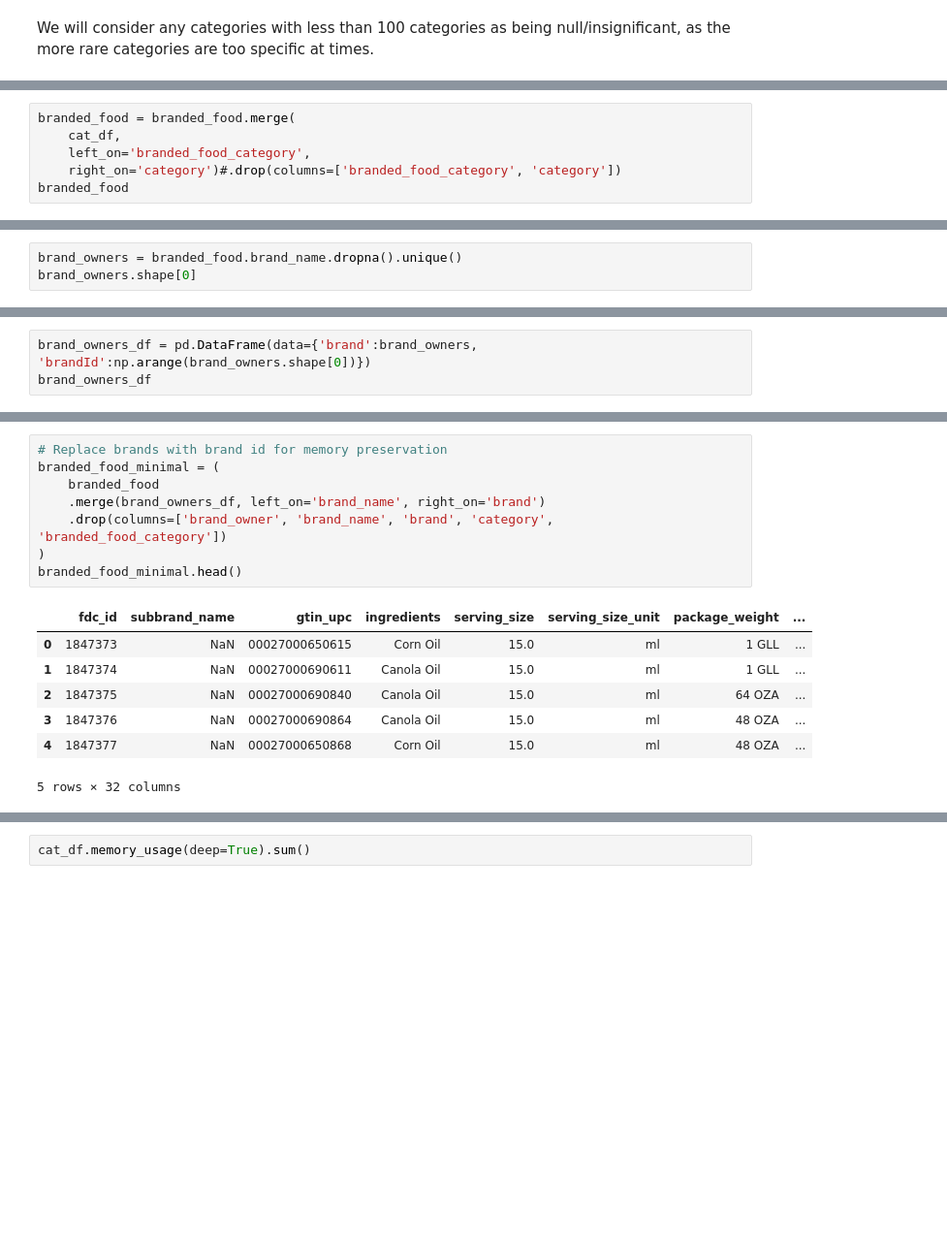
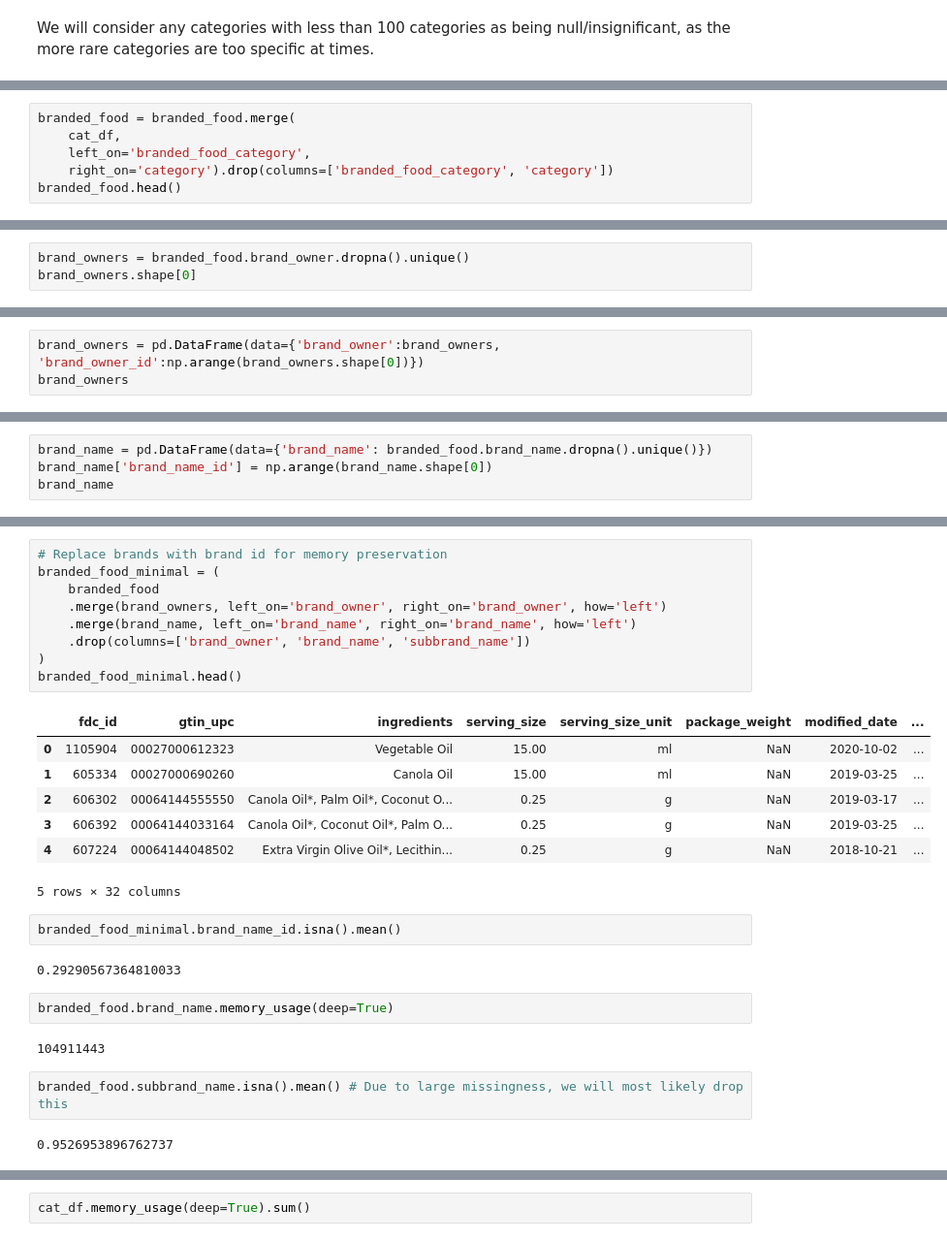
Before and after one commit to alexander-jensen/FDA-Data-Analysis, a Jupyter notebook: Branded Food Initial Data Analysis.ipynb, the cells around one changed output, grey strips where cells are left out. Shown: that part at 97% size. Drawn from its saved outputs; the diff is of its cells as text; blank space fills up the shorter version.

```diff
--- a/Branded Food Initial Data Analysis.ipynb
+++ b/Branded Food Initial Data Analysis.ipynb
@@ -959,8 +722,8 @@ cat_df
 branded_food = branded_food.merge(
     cat_df,
     left_on='branded_food_category',
-    right_on='category')#.drop(columns=['branded_food_category', 'category'])
-branded_food
+    right_on='category').drop(columns=['branded_food_category', 'category'])
+branded_food.head()
 # %% [output]
 |  | fdc_id | brand_owner | brand_name | subbrand_name | gtin_upc | ingredients | serving_size | ... |
 | 0 | 1105904 | Richardson Oilseed Products (US) ... | NaN | NaN | 00027000612323 | Vegetable Oil | 15.00 | ... |
@@ -982,4 +743,4 @@ branded_food.memory_usage(deep=True).sum()
 # %%
-brand_owners = branded_food.brand_name.dropna().unique()
+brand_owners = branded_food.brand_owner.dropna().unique()
 brand_owners.shape[0]
 # %% [output]
@@ -987,4 +748,4 @@ brand_owners.shape[0]
 # %%
-brand_owners_df = pd.DataFrame(data={'brand':brand_owners, 'brandId':np.arange(brand_owners.shape[0])})
-brand_owners_df
+brand_owners = pd.DataFrame(data={'brand_owner':brand_owners, 'brand_owner_id':np.arange(brand_owners.shape[0])})
+brand_owners
 # %% [output]
@@ -1003,0 +765,4 @@ brand_owners_df
+# %%
+brand_name = pd.DataFrame(data={'brand_name': branded_food.brand_name.dropna().unique()})
+brand_name['brand_name_id'] = np.arange(brand_name.shape[0])
+brand_name
@@ -1004,16 +815,29 @@ brand_owners_df
 # %%
 # Replace brands with brand id for memory preservation
 branded_food_minimal = (
     branded_food
-    .merge(brand_owners_df, left_on='brand_name', right_on='brand')
-    .drop(columns=['brand_owner', 'brand_name', 'brand', 'category', 'branded_food_category'])
+    .merge(brand_owners, left_on='brand_owner', right_on='brand_owner', how='left')
+    .merge(brand_name, left_on='brand_name', right_on='brand_name', how='left')
+    .drop(columns=['brand_owner', 'brand_name', 'subbrand_name'])
 )
 branded_food_minimal.head()
 # %% [output]
-|  | fdc_id | subbrand_name | gtin_upc | ingredients | serving_size | serving_size_unit | package_weight | ... |
-| 0 | 1847373 | NaN | 00027000650615 | Corn Oil | 15.0 | ml | 1 GLL | ... |
-| 1 | 1847374 | NaN | 00027000690611 | Canola Oil | 15.0 | ml | 1 GLL | ... |
-| 2 | 1847375 | NaN | 00027000690840 | Canola Oil | 15.0 | ml | 64 OZA | ... |
-| 3 | 1847376 | NaN | 00027000690864 | Canola Oil | 15.0 | ml | 48 OZA | ... |
-| 4 | 1847377 | NaN | 00027000650868 | Corn Oil | 15.0 | ml | 48 OZA | ... |
+|  | fdc_id | gtin_upc | ingredients | serving_size | serving_size_unit | package_weight | modified_date | ... |
+| 0 | 1105904 | 00027000612323 | Vegetable Oil | 15.00 | ml | NaN | 2020-10-02 | ... |
+| 1 | 605334 | 00027000690260 | Canola Oil | 15.00 | ml | NaN | 2019-03-25 | ... |
+| 2 | 606302 | 00064144555550 | Canola Oil*, Palm Oil*, Coconut O... | 0.25 | g | NaN | 2019-03-17 | ... |
+| 3 | 606392 | 00064144033164 | Canola Oil*, Coconut Oil*, Palm O... | 0.25 | g | NaN | 2019-03-25 | ... |
+| 4 | 607224 | 00064144048502 | Extra Virgin Olive Oil*, Lecithin... | 0.25 | g | NaN | 2018-10-21 | ... |
 5 rows × 32 columns
+# %%
+branded_food_minimal.brand_name_id.isna().mean()
+# %% [output]
+0.29290567364810033
+# %%
+branded_food.brand_name.memory_usage(deep=True)
+# %% [output]
+104911443
+# %%
+branded_food.subbrand_name.isna().mean() # Due to large missingness, we will most likely drop this
+# %% [output]
+0.9526953896762737
```
Also changed, not shown: parts of 98 cells of this notebook, 3 other files.
